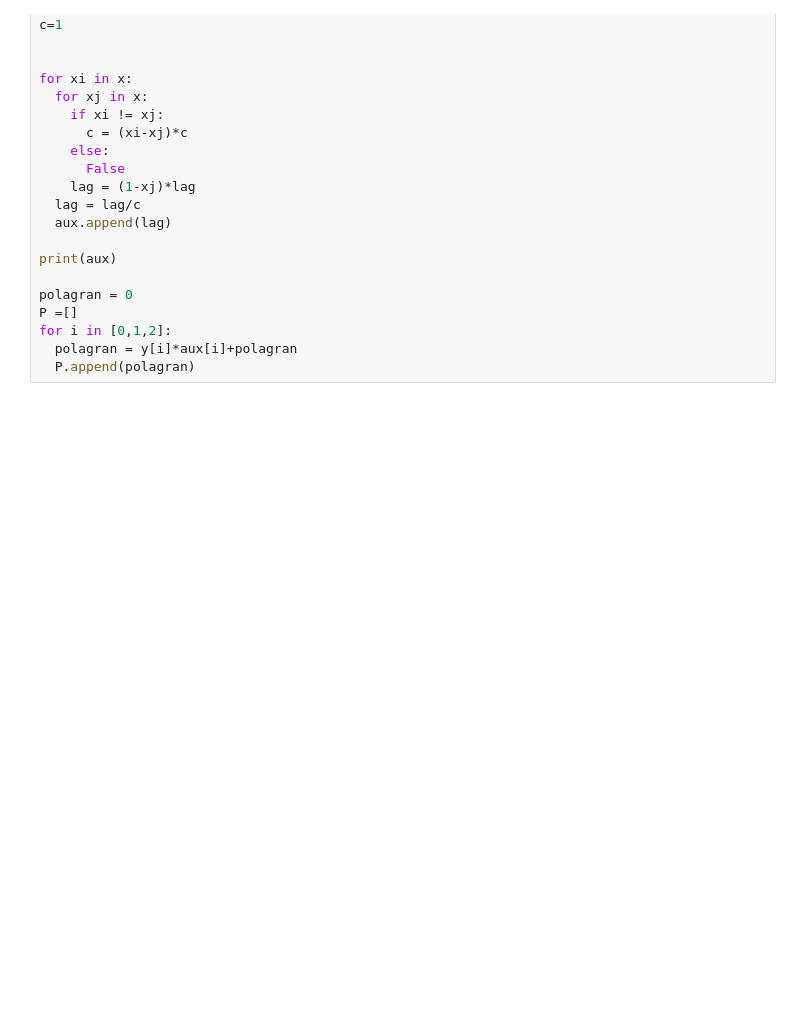
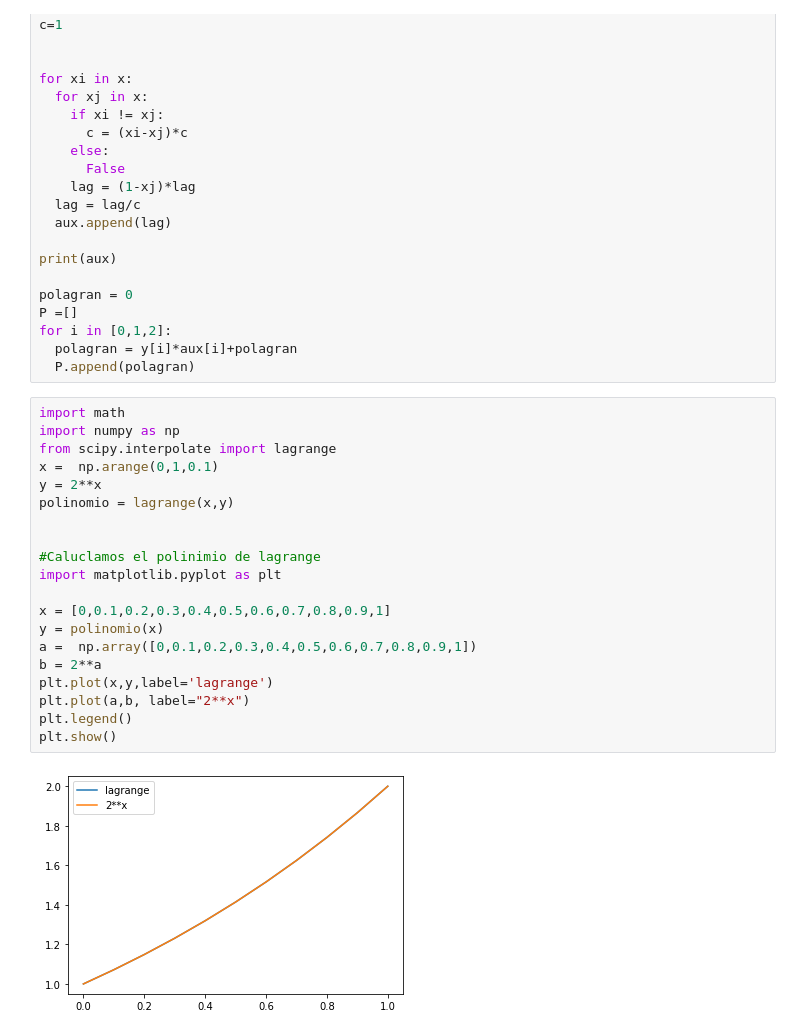
Before and after one commit to antvilla06/Programaci-n-y-M-todos-Num-ricos, a Jupyter notebook: Unidad_4.ipynb, the cells around one changed output. Saved outputs shown, nothing was run; the diff lists cells and outputs as text; blank space fills up the shorter version.

```diff
--- a/Unidad_4.ipynb
+++ b/Unidad_4.ipynb
@@ -120,3 +120,25 @@ P =[]
 for i in [0,1,2]:
   polagran = y[i]*aux[i]+polagran
   P.append(polagran)
+# %%
+import math
+import numpy as np
+from scipy.interpolate import lagrange
+x =  np.arange(0,1,0.1)
+y = 2**x
+polinomio = lagrange(x,y)
+
+
+#Caluclamos el polinimio de lagrange
+import matplotlib.pyplot as plt
+
+x = [0,0.1,0.2,0.3,0.4,0.5,0.6,0.7,0.8,0.9,1]
+y = polinomio(x)
+a =  np.array([0,0.1,0.2,0.3,0.4,0.5,0.6,0.7,0.8,0.9,1])
+b = 2**a
+plt.plot(x,y,label='lagrange')
+plt.plot(a,b, label="2**x")
+plt.legend()
+plt.show()
+# %% [output]
+[figure, added]
```
